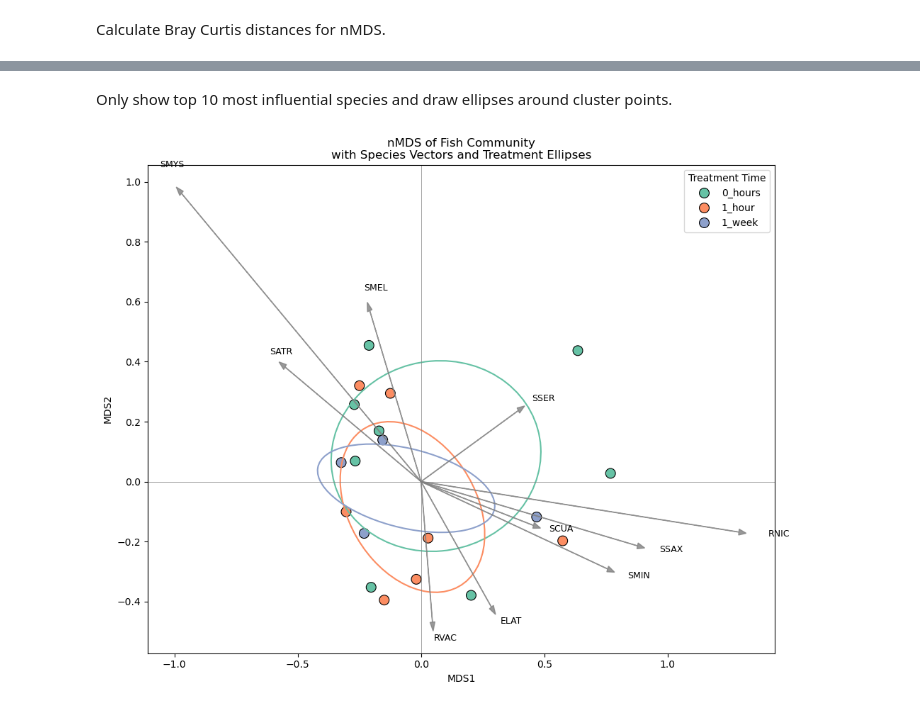
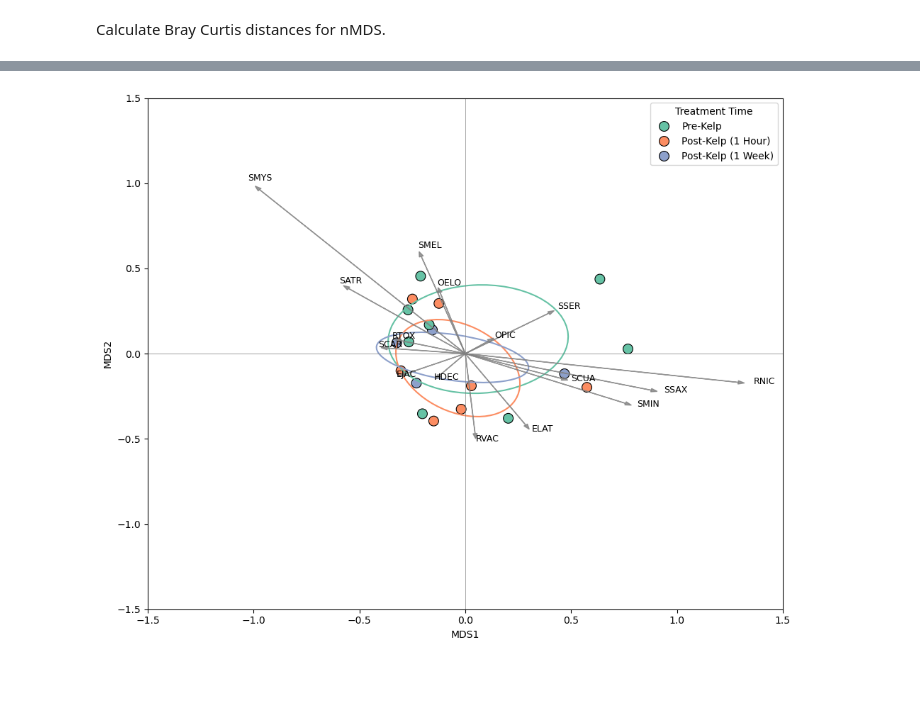
Before and after one commit to daleycarolinec/ms272, a Jupyter notebook: Final Project Analysis.ipynb, the cells around one changed output, grey strips where cells are left out. Saved outputs shown, nothing was run; the diff lists cells and outputs as text; code cells hidden in the pictures; blank space fills up the shorter version.

```diff
--- a/Final Project Analysis.ipynb
+++ b/Final Project Analysis.ipynb
@@ -458,10 +419 @@ plt.show()
-# %% [markdown]
-Only show top 10 most influential species and draw ellipses around cluster points.
-# %%
-# Calculate vector lengths (Euclidean norm of correlation with MDS1 and MDS2)
-species_vectors['length'] = np.sqrt(species_vectors['r_MDS1']**2 + species_vectors['r_MDS2']**2)
-
-# Select top N species
-top_n = 10  # You can change this
-top_species_vectors = species_vectors.sort_values(by='length', ascending=False).head(top_n)
 # %%
@@ -486,35 +436,53 @@ def plot_ellipse(x, y, ax, edgecolor='black', **kwargs):
 # %%
 # Set up plot
 plt.figure(figsize=(10, 8))
 ax = plt.gca()
 
 # Plot MDS points
 sns.scatterplot(data=mds_df, x='MDS1', y='MDS2', hue='Treatment_Time',
                 palette='Set2', s=100, edgecolor='black', ax=ax)
 
 # Add ellipses for each treatment group
 for treatment in mds_df['Treatment_Time'].unique():
     subset = mds_df[mds_df['Treatment_Time'] == treatment]
     if len(subset) >= 3:  # Need at least 3 points to define an ellipse
         plot_ellipse(subset['MDS1'], subset['MDS2'], ax,
                      edgecolor=sns.color_palette('Set2')[list(mds_df['Treatment_Time'].unique()).index(treatment)])
 
 # Plot species arrows for top species
-for species, row in top_species_vectors.iterrows():
+for species, row in species_vectors.iterrows():
     ax.arrow(0, 0, row['r_MDS1'] * 1.5, row['r_MDS2'] * 1.5,
              color='gray', alpha=0.8, head_width=0.02, length_includes_head=True)
-    ax.text(row['r_MDS1'] * 1.6, row['r_MDS2'] * 1.6, species, fontsize=9)
+    ax.text(row['r_MDS1'] * 1.55, row['r_MDS2'] * 1.55, species, fontsize=9)
 
 # Add axis lines
 ax.axhline(0, color='gray', lw=0.5)
 ax.axvline(0, color='gray', lw=0.5)
+plt.xlim([-1.5, 1.5])  # Adjust the x-axis range
+plt.ylim([-1.5, 1.5])  # Adjust the y-axis range
 
-# Labels and legend
-#plt.title('nMDS of Fish Community\nwith Species Vectors and Treatment Ellipses')
-plt.xlabel('MDS1')
-plt.ylabel('MDS2')
-plt.legend(title='Treatment Time')
+# Customizing the legend
+handles, labels = plt.gca().get_legend_handles_labels()
+
+# Manually create a list of legend labels that correspond to the Treatment Times
+treatment_labels = ['Pre-Kelp', 'Post-Kelp (1 Hour)', 'Post-Kelp (1 Week)']
+
+# Ensure the correct order of labels is maintained
+# We use the hue values to map the correct treatment time to colors
+treatment_time_order = ['0_hours', '1_hour', '1_week']  # Match with your `Treatment_Time` categories
+label_map = {'0_hours': 'Pre-Kelp', '1_hour': 'Post-Kelp (1 Hour)', '1_week': 'Post-Kelp (1 Week)'}
+label_dict = dict(zip(treatment_time_order, treatment_labels))
+
+# Create the correct legend with proper labels corresponding to treatments
+plt.legend(handles=handles, labels=[label_dict[label] for label in labels], title='Treatment Time')
+
+# Adjust layout to avoid clipping
 plt.tight_layout()
+
+# Save the figure as a jpg file
+plt.savefig('Species_nMDS_plot.jpg', dpi=300, bbox_inches='tight', format='jpg')
+
+# Show the plot
 plt.show()
 # %% [output]
-[figure, old version]
+[figure, new version]
```
Also changed, not shown: parts of 28 cells of this notebook, 1 other file.
